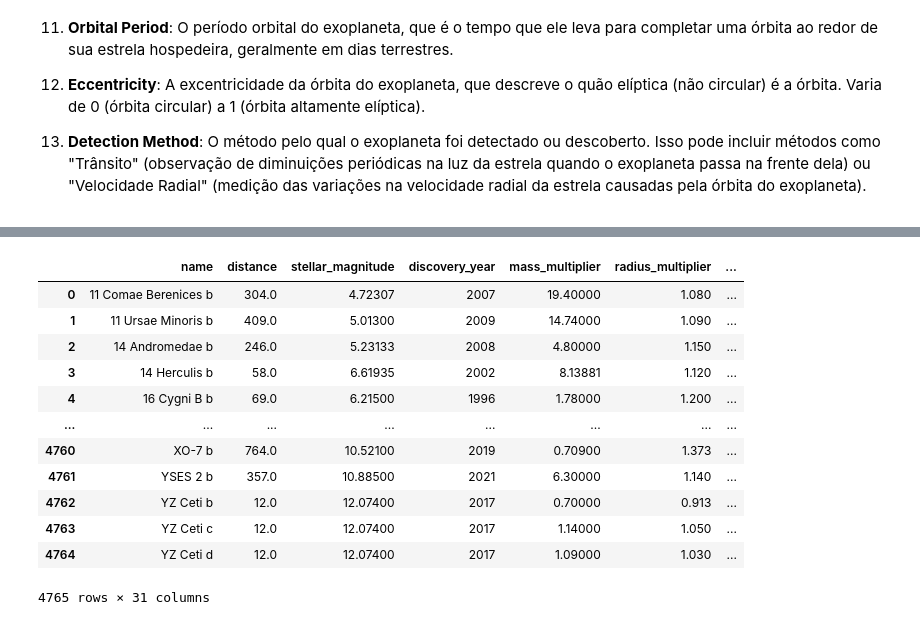
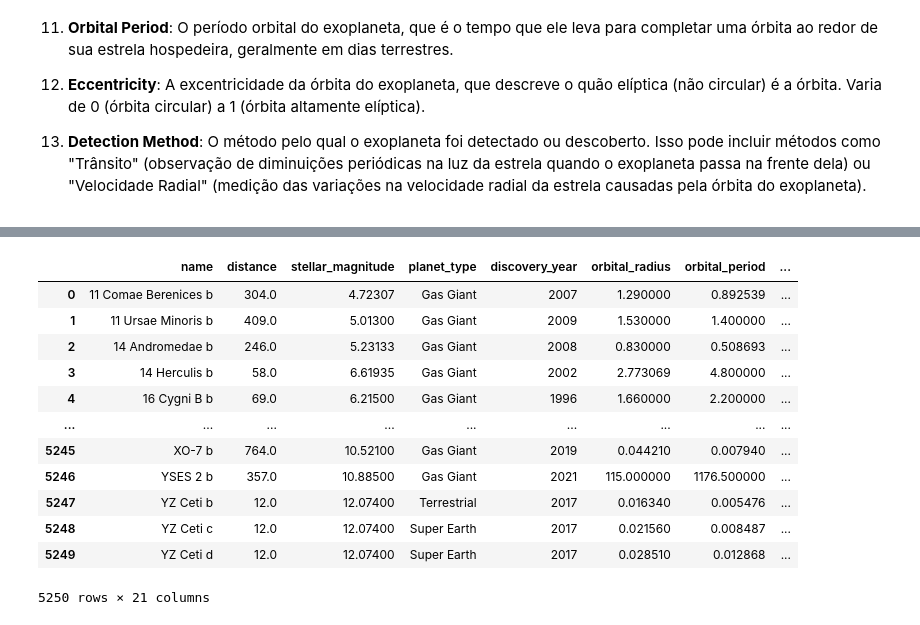
Before and after one commit to EricLeandroLM/Projeto_final_Machine_learning, a Jupyter notebook: Trabalho final.ipynb, the cells around one changed output, grey strips where cells are left out. Cells and saved outputs as stored; diff of their text form; code cells hidden in the pictures.

```diff
--- a/Trabalho final.ipynb
+++ b/Trabalho final.ipynb
@@ -59,57 +118,31 @@ from sklearn.preprocessing import OneHotEncoder
 # %%
-'''Tratando os dados'''
+'''Convertendo os dados simbolicos númeriocos'''
 
-exoplanetas = pd.read_csv("Exoplanets.csv", sep=',')
-df = pd.DataFrame(exoplanetas)
-
-#criando uma instância para cada feature categórica
-encoder_name = OneHotEncoder()
-encoder_planet_type = OneHotEncoder()
-encoder_mass_wrt = OneHotEncoder()
-encoder_radius_wrt = OneHotEncoder()
+# Criando uma instância para a feature categórica
 encoder_detection_method = OneHotEncoder()
 
-dados_2 = df.copy()
-
-#aplicando a transformação e transformado em colunas de 0 e 1 em formato de DataFrame
-tipo_encoded = encoder_planet_type.fit_transform(dados_2[['planet_type']])
-tipoplaneta_novo = pd.DataFrame(tipo_encoded.toarray(), columns=encoder_planet_type.get_feature_names_out(['planet_type']))
-
-massa_encoded = encoder_mass_wrt.fit_transform(dados_2[['mass_wrt']])
-massa_comp_novo = pd.DataFrame(massa_encoded.toarray(), columns=encoder_mass_wrt.get_feature_names_out(['mass_wrt']))
-
-raio_encoded = encoder_radius_wrt.fit_transform(dados_2[['radius_wrt']])
-raio_comp_novo = pd.DataFrame(raio_encoded.toarray(), columns=encoder_radius_wrt.get_feature_names_out(['radius_wrt']))
-
-deteccao_encoded = encoder_detection_method.fit_transform(dados_2[['detection_method']])
+# Aplicando a transformação e transformado em colunas de 0 e 1 em formato de DataFrame
+deteccao_encoded = encoder_detection_method.fit_transform(df[['detection_method']])
 deteccao_novo = pd.DataFrame(deteccao_encoded.toarray(), columns=encoder_detection_method.get_feature_names_out(['detection_method']))
 
+# Removendo a coluna categórica no dataframe antigo
+df_dropado = df.drop(['detection_method'], axis=1)
 
-#juntando as novas colunas numéricas
-convertidos = pd.concat([tipoplaneta_novo, massa_comp_novo, raio_comp_novo, deteccao_novo], axis=1)
+# Juntando o dataframe antigo (dropado) com o novo dataframe de colunas numéricas
+df_tratado = pd.concat([df_dropado, deteccao_novo], axis=1)
 
-#removendo as colunas categóricas no dataframe antigo
-df_dropado = dados_2.drop(['planet_type', 'mass_wrt', 'radius_wrt', 'detection_method'], axis=1)
-
-#juntando o dataframe antigo (dropado) com o novo dataframe de colunas numéricas
-df_tratado = pd.concat([df_dropado, convertidos], axis=1)
-
-df_tratado = df_tratado.dropna()
-
-df_tratado = df_tratado.reset_index(drop=True)
-
-df_tratado
+df_tratado # Mostrando nova tabela
 # %% [output]
-|  | name | distance | stellar_magnitude | discovery_year | mass_multiplier | radius_multiplier | ... |
-| 0 | 11 Comae Berenices b | 304.0 | 4.72307 | 2007 | 19.40000 | 1.080 | ... |
-| 1 | 11 Ursae Minoris b | 409.0 | 5.01300 | 2009 | 14.74000 | 1.090 | ... |
-| 2 | 14 Andromedae b | 246.0 | 5.23133 | 2008 | 4.80000 | 1.150 | ... |
-| 3 | 14 Herculis b | 58.0 | 6.61935 | 2002 | 8.13881 | 1.120 | ... |
-| 4 | 16 Cygni B b | 69.0 | 6.21500 | 1996 | 1.78000 | 1.200 | ... |
-| ... | ... | ... | ... | ... | ... | ... | ... |
-| 4760 | XO-7 b | 764.0 | 10.52100 | 2019 | 0.70900 | 1.373 | ... |
-| 4761 | YSES 2 b | 357.0 | 10.88500 | 2021 | 6.30000 | 1.140 | ... |
-| 4762 | YZ Ceti b | 12.0 | 12.07400 | 2017 | 0.70000 | 0.913 | ... |
-| 4763 | YZ Ceti c | 12.0 | 12.07400 | 2017 | 1.14000 | 1.050 | ... |
-| 4764 | YZ Ceti d | 12.0 | 12.07400 | 2017 | 1.09000 | 1.030 | ... |
+|  | name | distance | stellar_magnitude | planet_type | discovery_year | orbital_radius | orbital_period | ... |
+| 0 | 11 Comae Berenices b | 304.0 | 4.72307 | Gas Giant | 2007 | 1.290000 | 0.892539 | ... |
+| 1 | 11 Ursae Minoris b | 409.0 | 5.01300 | Gas Giant | 2009 | 1.530000 | 1.400000 | ... |
+| 2 | 14 Andromedae b | 246.0 | 5.23133 | Gas Giant | 2008 | 0.830000 | 0.508693 | ... |
+| 3 | 14 Herculis b | 58.0 | 6.61935 | Gas Giant | 2002 | 2.773069 | 4.800000 | ... |
+| 4 | 16 Cygni B b | 69.0 | 6.21500 | Gas Giant | 1996 | 1.660000 | 2.200000 | ... |
+| ... | ... | ... | ... | ... | ... | ... | ... | ... |
+| 5245 | XO-7 b | 764.0 | 10.52100 | Gas Giant | 2019 | 0.044210 | 0.007940 | ... |
+| 5246 | YSES 2 b | 357.0 | 10.88500 | Gas Giant | 2021 | 115.000000 | 1176.500000 | ... |
+| 5247 | YZ Ceti b | 12.0 | 12.07400 | Terrestrial | 2017 | 0.016340 | 0.005476 | ... |
+| 5248 | YZ Ceti c | 12.0 | 12.07400 | Super Earth | 2017 | 0.021560 | 0.008487 | ... |
+| 5249 | YZ Ceti d | 12.0 | 12.07400 | Super Earth | 2017 | 0.028510 | 0.012868 | ... |
-4765 rows × 31 columns
+5250 rows × 21 columns
```
Also changed, not shown: parts of 15 cells of this notebook.
